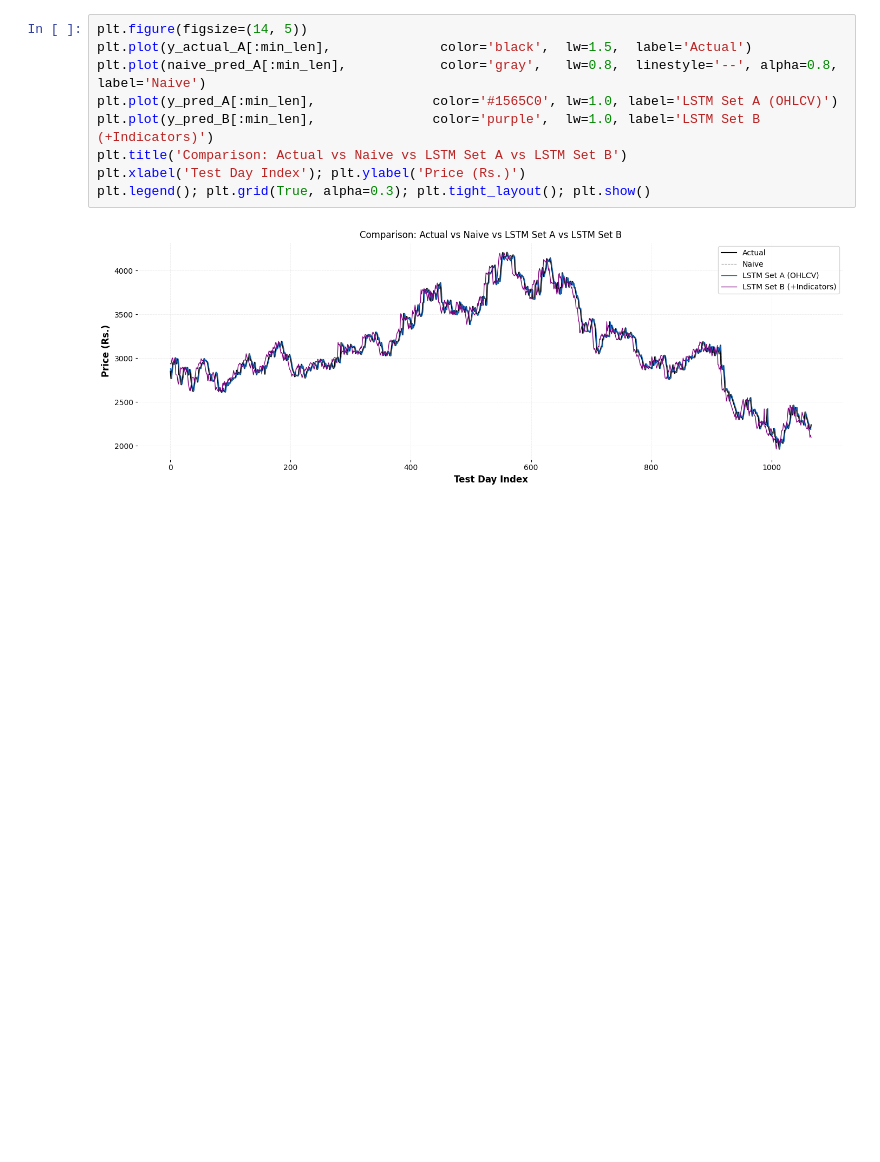
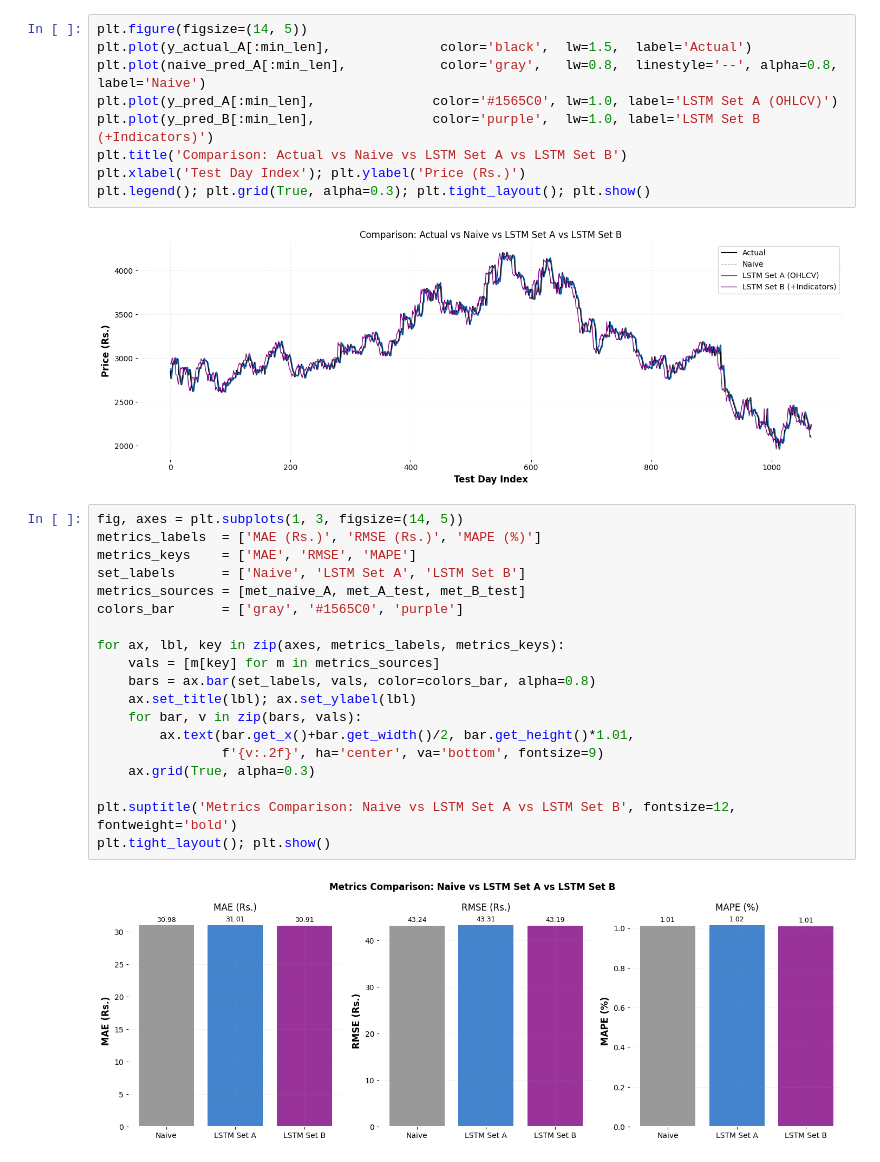
Before and after one commit to rishika790/AI-PORTFOLIO, a Jupyter notebook: DL_GRU_OHLCV_vs_Indicators.ipynb, the cells around one changed output. Cells and saved outputs as stored; diff of their text form; blank space fills up the shorter version.

Commit message:
code: cell 74 — fig, axes = plt.subplots(1, 3, figsize=(14, 5))

```diff
--- a/DL_GRU_OHLCV_vs_Indicators.ipynb
+++ b/DL_GRU_OHLCV_vs_Indicators.ipynb
@@ -1056,3 +1056,24 @@ plt.xlabel('Test Day Index'); plt.ylabel('Price (Rs.)')
 plt.legend(); plt.grid(True, alpha=0.3); plt.tight_layout(); plt.show()
 # %% [output]
 [figure]
+# %%
+fig, axes = plt.subplots(1, 3, figsize=(14, 5))
+metrics_labels  = ['MAE (Rs.)', 'RMSE (Rs.)', 'MAPE (%)']
+metrics_keys    = ['MAE', 'RMSE', 'MAPE']
+set_labels      = ['Naive', 'LSTM Set A', 'LSTM Set B']
+metrics_sources = [met_naive_A, met_A_test, met_B_test]
+colors_bar      = ['gray', '#1565C0', 'purple']
+
+for ax, lbl, key in zip(axes, metrics_labels, metrics_keys):
+    vals = [m[key] for m in metrics_sources]
+    bars = ax.bar(set_labels, vals, color=colors_bar, alpha=0.8)
+    ax.set_title(lbl); ax.set_ylabel(lbl)
+    for bar, v in zip(bars, vals):
+        ax.text(bar.get_x()+bar.get_width()/2, bar.get_height()*1.01,
+                f'{v:.2f}', ha='center', va='bottom', fontsize=9)
+    ax.grid(True, alpha=0.3)
+
+plt.suptitle('Metrics Comparison: Naive vs LSTM Set A vs LSTM Set B', fontsize=12, fontweight='bold')
+plt.tight_layout(); plt.show()
+# %% [output]
+[figure, added]
```
